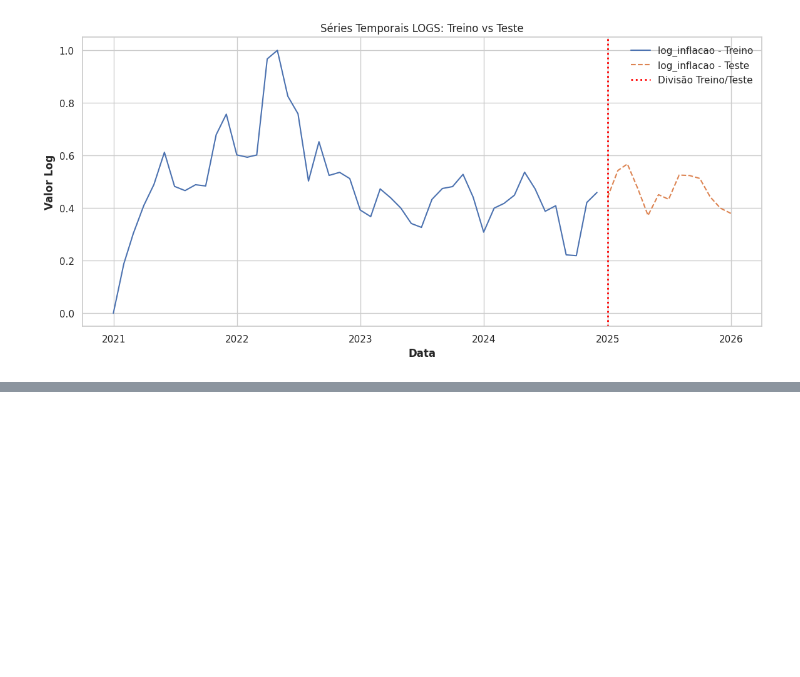
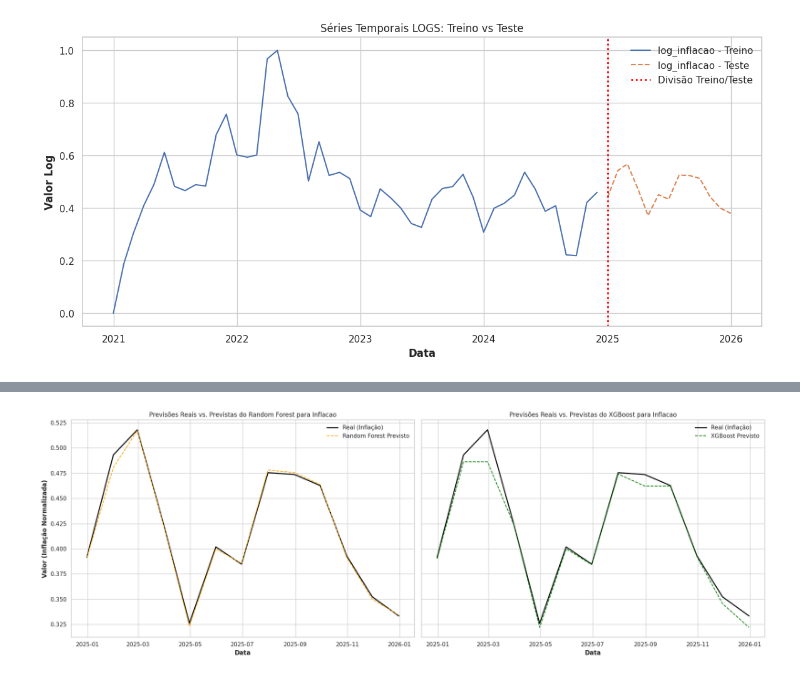
Before and after one commit to teobras/Book-code-Pandas-Cookbook-by-Theodore-Patrou, a Jupyter notebook: Article_1.ipynb, the cells around one changed output, grey strips where cells are left out. Saved outputs shown, nothing was run; the diff lists cells and outputs as text; code cells hidden in the pictures; blank space fills up the shorter version.

```diff
--- a/Article_1.ipynb
+++ b/Article_1.ipynb
@@ -599,0 +1381,30 @@ plt.show()
+# %%
+import matplotlib.pyplot as plt
+import seaborn as sns
+
+target_variable = "Inflacao"
+
+fig, axes = plt.subplots(1, 2, figsize=(20, 7), sharey=True) # 1 row, 2 columns, shared y-axis
+
+# --- Subplot 1: Random Forest ---
+axes[0].plot(test.index, test[target_variable], label="Real (Inflação)", color='black', linewidth=2)
+axes[0].plot(forecasts[target_variable]["RandomForest"].index, forecasts[target_variable]["RandomForest"].values, label="Random Forest Previsto", color='orange', linestyle='--')
+axes[0].set_title(f"Previsões Reais vs. Previstas do Random Forest para {target_variable}")
+axes[0].set_xlabel("Data")
+axes[0].set_ylabel("Valor (Inflação Normalizada)")
+axes[0].legend()
+axes[0].grid(True)
+
+# --- Subplot 2: XGBoost ---
+axes[1].plot(test.index, test[target_variable], label="Real (Inflação)", color='black', linewidth=2)
+axes[1].plot(forecasts[target_variable]["XGBoost"].index, forecasts[target_variable]["XGBoost"].values, label="XGBoost Previsto", color='green', linestyle='--')
+axes[1].set_title(f"Previsões Reais vs. Previstas do XGBoost para {target_variable}")
+axes[1].set_xlabel("Data")
+# axes[1].set_ylabel("Valor (Inflação Normalizada)") # y-label é compartilhado com o primeiro subplot
+axes[1].legend()
+axes[1].grid(True)
+
+plt.tight_layout()
+plt.show()
+# %% [output]
+[figure, added]
```
Also changed, not shown: parts of 15 cells of this notebook.
